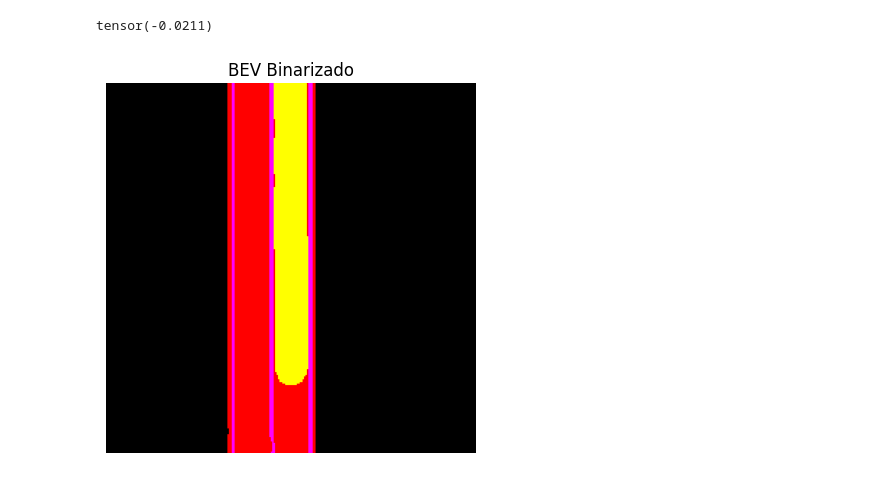
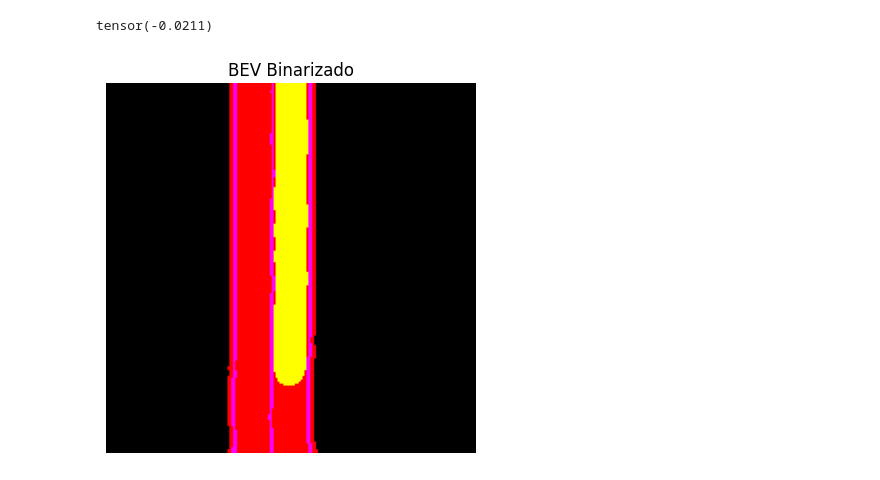
Before and after one commit to Felipe-carlos/carla-bc-bev, a Jupyter notebook: rascunho.ipynb, the cells around one changed output. Cells and saved outputs as stored; diff of their text form; code cells hidden in the pictures.

```diff
--- a/rascunho.ipynb
+++ b/rascunho.ipynb
@@ -176,17 +176,17 @@ tensor(-0.0211)
 # %%
 import matplotlib.pyplot as plt
 
 bev_img = bev[3].detach().cpu()
 
 # binariza
 #bev_bin = (bev_img > 0.5).float()
 
 
-bev_plot = bev_bin.permute(1, 2, 0).numpy()
+bev_plot = bev_img.permute(1, 2, 0).numpy()
 
 plt.imshow(bev_plot)
 plt.title("BEV Binarizado")
 plt.axis('off')
 plt.show()
 # %% [output]
-[figure, old version]
+[figure, new version]
```
Also changed, not shown: 2 other files.
